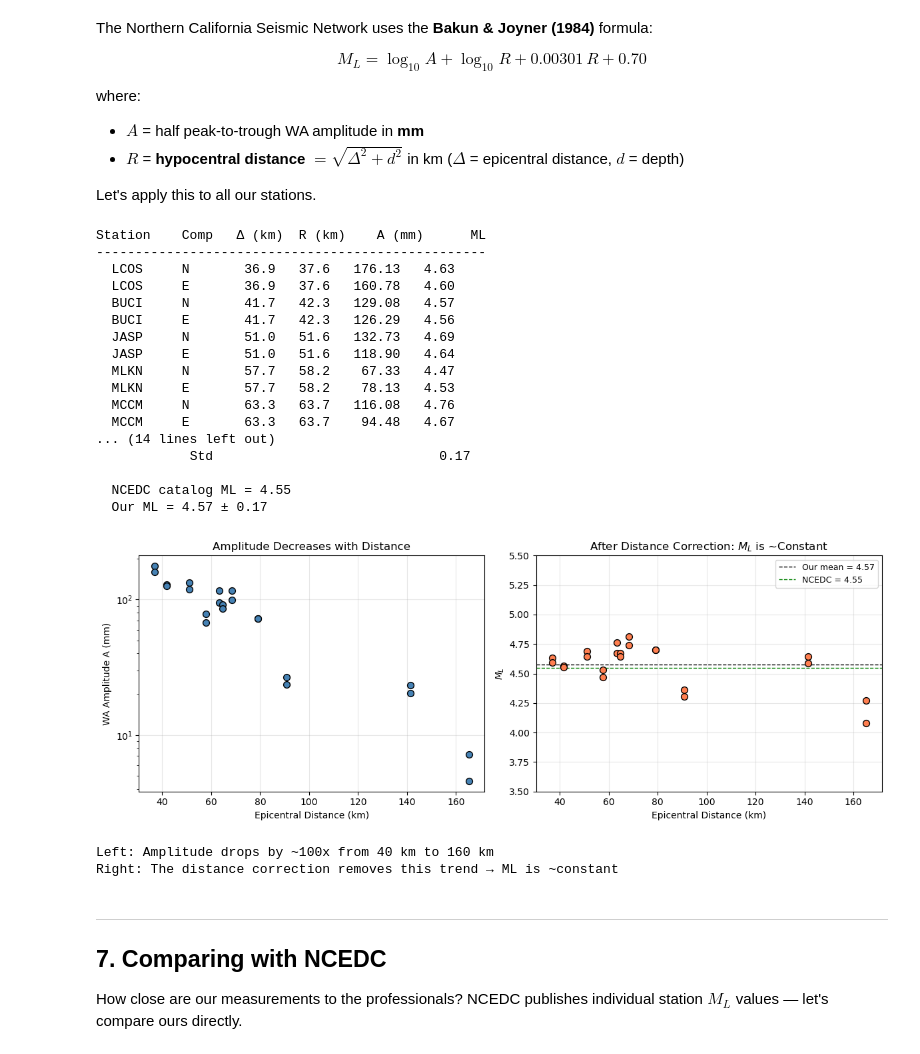
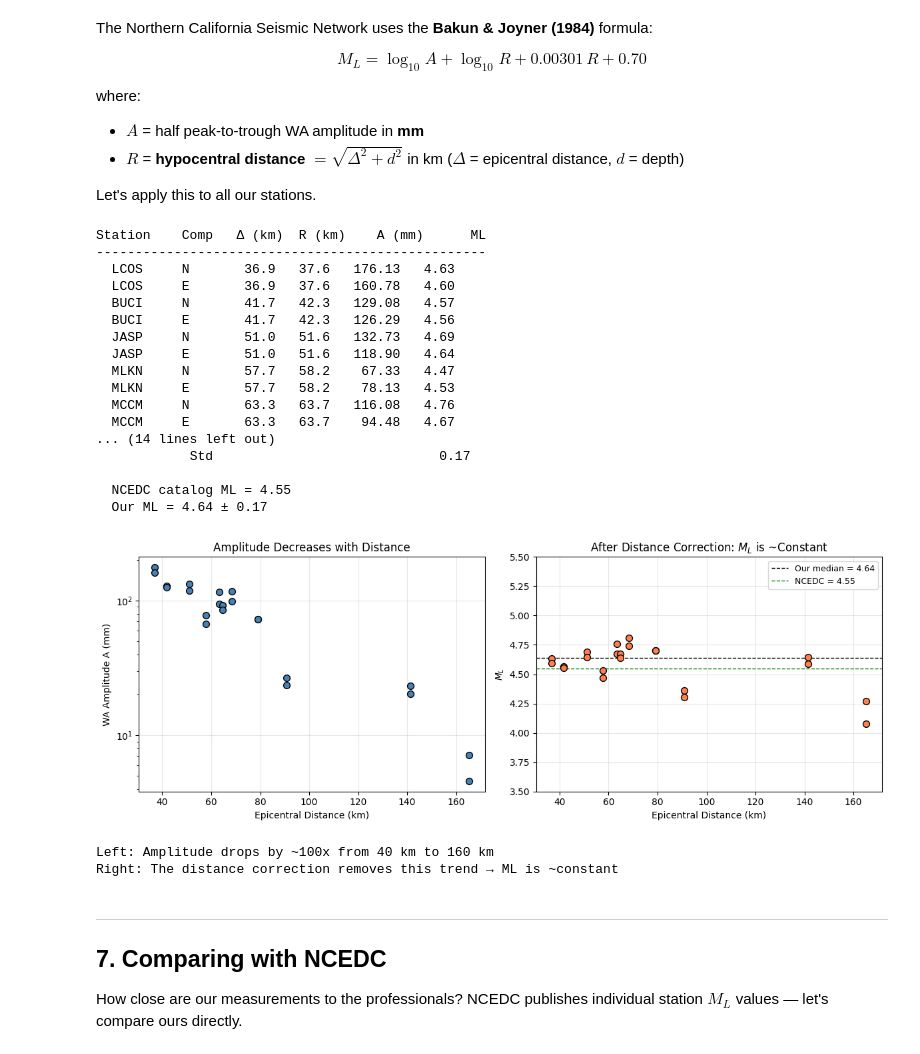
Before and after one commit to AI4EPS/EPS130_Seismology, a Jupyter notebook: notebooks/earthquake_magnitude_lecture.ipynb, the cells around one changed output. Saved outputs shown, nothing was run; the diff lists cells and outputs as text; code cells hidden in the pictures.

Commit message:
Use median instead of mean for local magnitude calculation

```diff
--- a/notebooks/earthquake_magnitude_lecture.ipynb
+++ b/notebooks/earthquake_magnitude_lecture.ipynb
@@ -383,10 +383,10 @@ print("-" * 50)
 for r in ml_results:
     print(f"  {r['station']:<8} {r['comp']:<5} {r['dist_km']:>6.1f} {r['hypo_km']:>6.1f} {r['amp_mm']:>8.2f} {r['ml']:>6.2f}")
 print("-" * 50)
-print(f"  {'Mean':>13} {'':>7} {'':>7} {'':>9} {np.mean(ml_all):>6.2f}")
+print(f"  {'Median':>13} {'':>7} {'':>7} {'':>9} {np.median(ml_all):>6.2f}")
 print(f"  {'Std':>13} {'':>7} {'':>7} {'':>9} {np.std(ml_all):>6.2f}")
 print(f"\n  NCEDC catalog ML = 4.55")
-print(f"  Our ML = {np.mean(ml_all):.2f} ± {np.std(ml_all):.2f}")
+print(f"  Our ML = {np.median(ml_all):.2f} ± {np.std(ml_all):.2f}")
 # %% [output]
 Station    Comp   Δ (km)  R (km)    A (mm)      ML
 --------------------------------------------------
@@ -404,40 +404,40 @@ Station    Comp   Δ (km)  R (km)    A (mm)      ML
             Std                             0.17
 
   NCEDC catalog ML = 4.55
-  Our ML = 4.57 ± 0.17
+  Our ML = 4.64 ± 0.17
 # %%
 # Left: raw amplitude vs distance. Right: after distance correction → ML
 fig, (ax1, ax2) = plt.subplots(1, 2, figsize=(12, 4.5))
 
 dists = [r["dist_km"] for r in ml_results]
 amps = [r["amp_mm"] for r in ml_results]
 mls = [r["ml"] for r in ml_results]
 
 ax1.scatter(dists, amps, c="steelblue", edgecolors="k", s=50, zorder=3)
 ax1.set_xlabel("Epicentral Distance (km)")
 ax1.set_ylabel("WA Amplitude A (mm)")
 ax1.set_title("Amplitude Decreases with Distance")
 ax1.set_yscale("log")
 ax1.grid(alpha=0.3)
 
 ax2.scatter(dists, mls, c="coral", edgecolors="k", s=50, zorder=3)
-ax2.axhline(np.mean(ml_all), color="k", ls="--", lw=1,
-            label=f"Our mean = {np.mean(ml_all):.2f}")
+ax2.axhline(np.median(ml_all), color="k", ls="--", lw=1,
+            label=f"Our median = {np.median(ml_all):.2f}")
 ax2.axhline(4.55, color="green", ls="--", lw=1, label="NCEDC = 4.55")
 ax2.set_xlabel("Epicentral Distance (km)")
 ax2.set_ylabel("$M_L$")
 ax2.set_title("After Distance Correction: $M_L$ is ~Constant")
 ax2.legend(fontsize=9)
 ax2.grid(alpha=0.3)
 ax2.set_ylim(3.5, 5.5)
 
 plt.tight_layout()
 plt.show()
 
 print("Left: Amplitude drops by ~100x from 40 km to 160 km")
 print("Right: The distance correction removes this trend → ML is ~constant")
 # %% [output]
-[figure, old version]
+[figure, new version]
 Left: Amplitude drops by ~100x from 40 km to 160 km
 Right: The distance correction removes this trend → ML is ~constant
 # %% [markdown]
```
Also changed, not shown: parts of 5 cells of this notebook, 1 other file.
